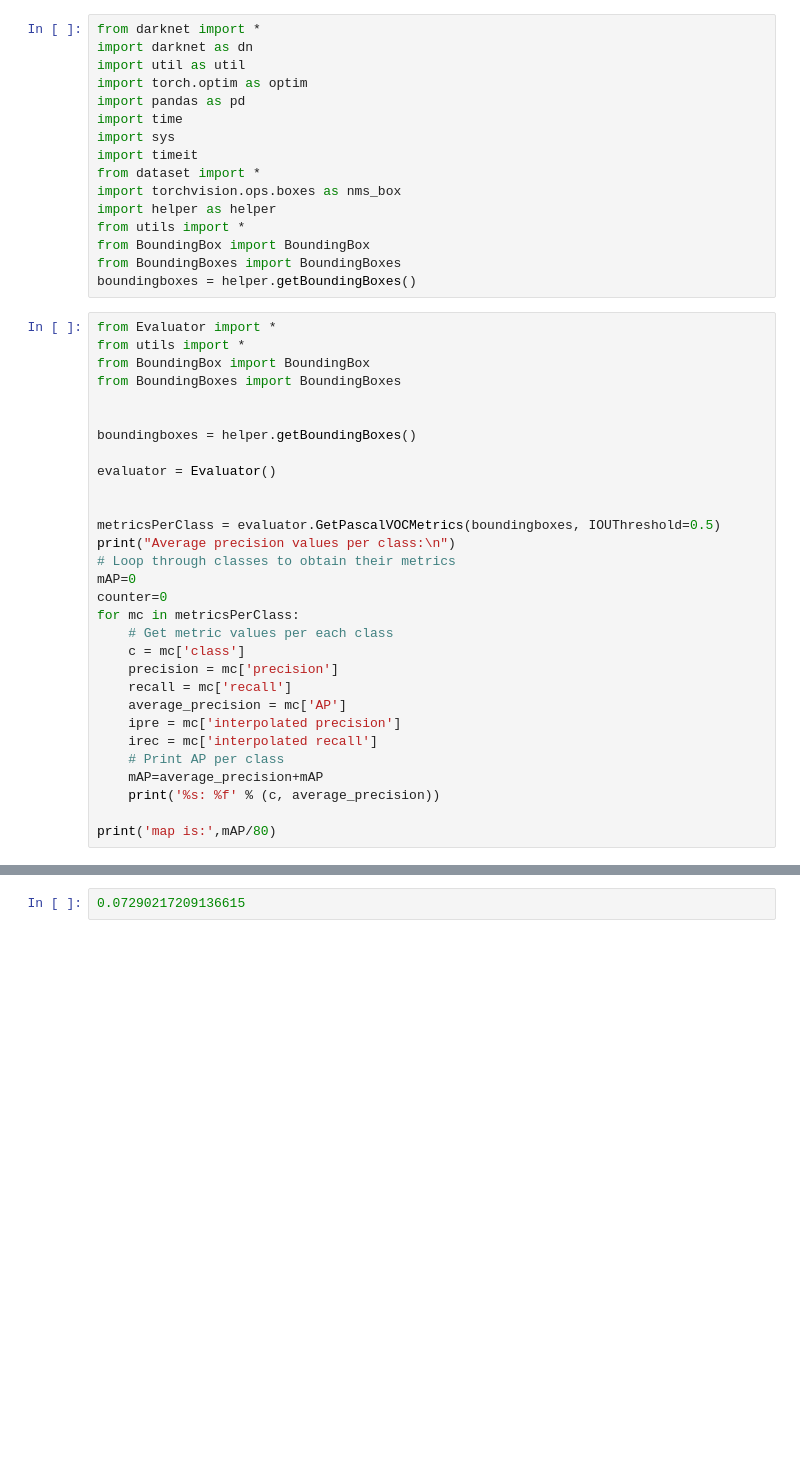
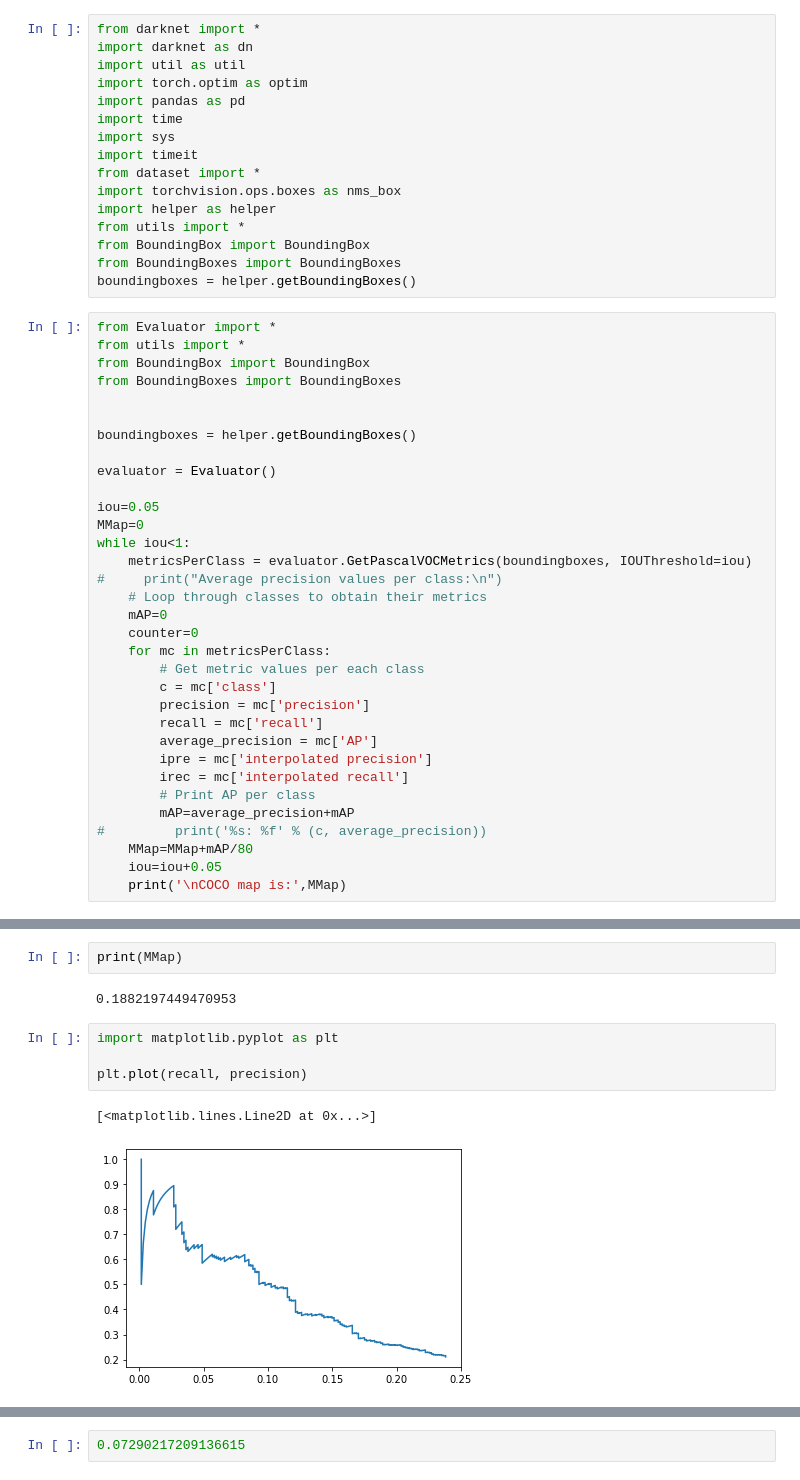
Before and after one commit to kostas1515/yolo_on_coco, a Jupyter notebook: coco.ipynb, the cells around one changed output, grey strips where cells are left out. Drawn from its saved outputs; the diff is of its cells as text; blank space fills up the shorter version.

```diff
--- a/coco.ipynb
+++ b/coco.ipynb
@@ -548,23 +504,26 @@ boundingboxes = helper.getBoundingBoxes()
 
 evaluator = Evaluator()
 
-
-metricsPerClass = evaluator.GetPascalVOCMetrics(boundingboxes, IOUThreshold=0.5)
-print("Average precision values per class:\n")
-# Loop through classes to obtain their metrics
-mAP=0
-counter=0
-for mc in metricsPerClass:
-    # Get metric values per each class
-    c = mc['class']
-    precision = mc['precision']
-    recall = mc['recall']
-    average_precision = mc['AP']
-    ipre = mc['interpolated precision']
-    irec = mc['interpolated recall']
-    # Print AP per class
-    mAP=average_precision+mAP
-    print('%s: %f' % (c, average_precision))
-
-print('map is:',mAP/80)
+iou=0.05
+MMap=0
+while iou<1:
+    metricsPerClass = evaluator.GetPascalVOCMetrics(boundingboxes, IOUThreshold=iou)
+#     print("Average precision values per class:\n")
+    # Loop through classes to obtain their metrics
+    mAP=0
+    counter=0
+    for mc in metricsPerClass:
+        # Get metric values per each class
+        c = mc['class']
+        precision = mc['precision']
+        recall = mc['recall']
+        average_precision = mc['AP']
+        ipre = mc['interpolated precision']
+        irec = mc['interpolated recall']
+        # Print AP per class
+        mAP=average_precision+mAP
+#         print('%s: %f' % (c, average_precision))
+    MMap=MMap+mAP/80
+    iou=iou+0.05
+    print('\nCOCO map is:',MMap)
 # %% [output]
@@ -607,3 +547,14 @@ map is: 0.11679981780878745
+# %%
+print(MMap)
+# %% [output]
+0.1882197449470953
+# %%
+import matplotlib.pyplot as plt
+
+plt.plot(recall, precision)
+# %% [output]
+[<matplotlib.lines.Line2D at 0x...>]
+[figure, added]
 # %%
 from Evaluator import *
 evaluator = Evaluator()
```
Also changed, not shown: parts of 16 cells of this notebook, 5 other files.
